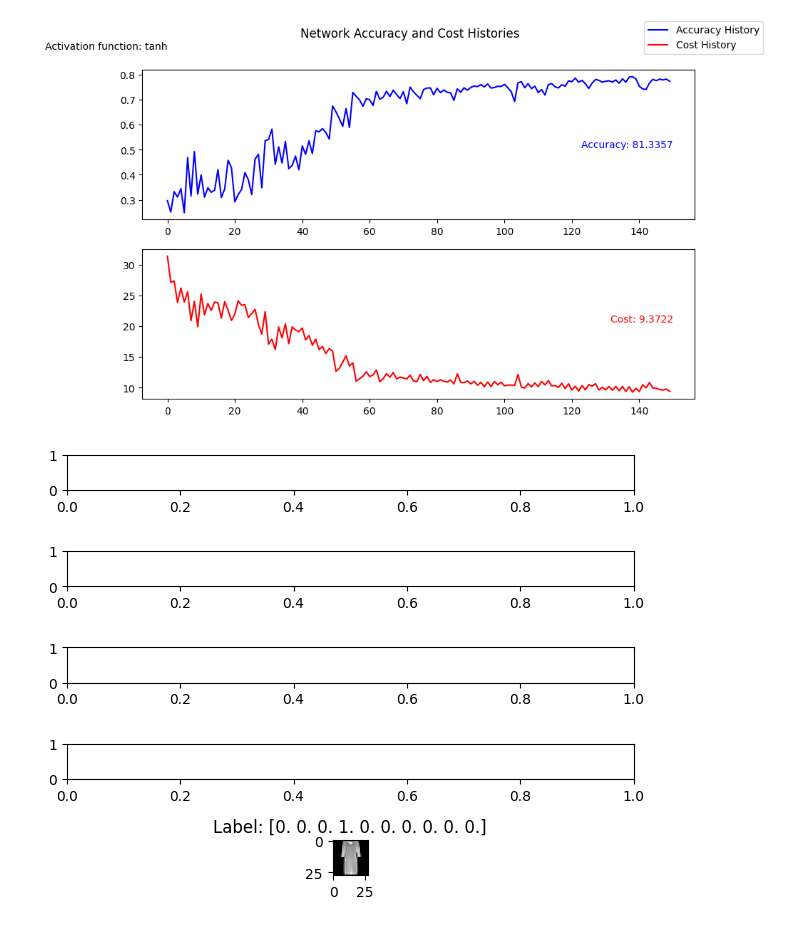
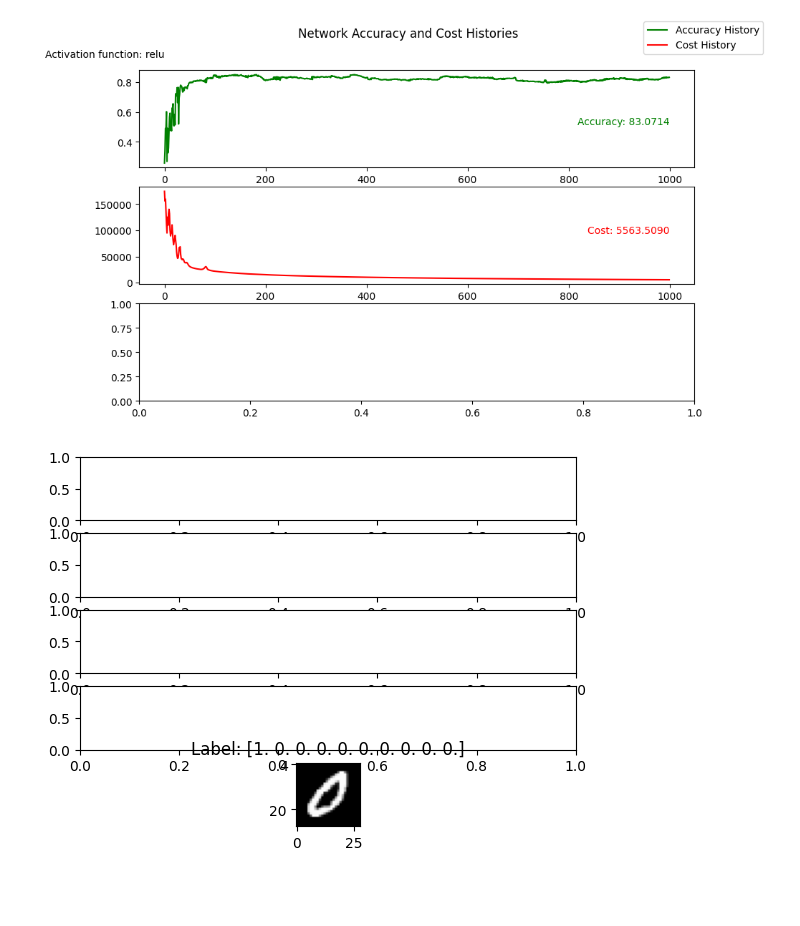
Before and after one commit to 23silicon/cuda-accelerated-custom-NN, a Jupyter notebook: network.ipynb, the cells around one changed output. Drawn from its saved outputs; the diff is of its cells as text; code cells hidden in the pictures; blank space fills up the shorter version.

```diff
--- a/network.ipynb
+++ b/network.ipynb
@@ -5,9 +5,10 @@ from sklearn.datasets import fetch_openml
 from sklearn.preprocessing import OneHotEncoder
 from sklearn.model_selection import train_test_split
 # %%
-#get mnist
-print("Loading Fashion-MNIST dataset...")
-mnist = fetch_openml('Fashion-MNIST', version=1)
+#get data
+print("Loading MNIST dataset...")
+#mnist = fetch_openml('Fashion-MNIST', version=1)
+mnist = fetch_openml('mnist_784', version=1)
 X,y = mnist['data'], mnist['target']
 
 print("Encoding data...")
@@ -311,12 +426,12 @@ class FNN_classifier:
 print("Training neural network...")
 
 network = FNN_classifier()
-network.activation = "tanh" #relu, tanh, sigmoid are available
+network.activation = "relu" #relu, tanh, sigmoid are available
 FNN_classifier.X_TEST = X_test
 FNN_classifier.Y_TEST = y_test
 
-epochs = 150
-learningRate = 0.7
+epochs = 1000
+learningRate = 1.2
 
 params, costHistory = network.train(X_train, y_train, layerDims, epochs, learningRate)
 # %% [output]
@@ -357,16 +473,17 @@ Final Cost: 9.361410464137991
 # %%
 #Make plots to display mnist numbers and plot cost history
 
-fig,axs = plt.subplots(2)
+fig,axs = plt.subplots(3)
 fig.suptitle('Network Accuracy and Cost Histories')
-axs[0].plot(network.accHistory, label = 'Accuracy History', color = 'blue')
+axs[0].plot(network.accHistory, label = 'Accuracy History', color = 'green')
 axs[0].text(epochs, 0.5, f'Accuracy: {accuracy*100:.4f}',
-            verticalalignment='bottom', horizontalalignment='right', fontsize=10, color='blue')
+            verticalalignment='bottom', horizontalalignment='right', fontsize=10, color='green')
 axs[0].text(0, max(network.accHistory) + 0.1, f'Activation function: {network.activation}',
             verticalalignment='bottom', horizontalalignment='right', fontsize=10, color='black')
 axs[1].plot(costHistory, label = 'Cost History', color = 'red')
 axs[1].text(epochs, (max(costHistory)-min(costHistory))/2+min(costHistory), f'Cost: {costHistory[-1]:.4f}',
             verticalalignment='bottom', horizontalalignment='right', fontsize=10, color='red')
+#axs[2].plot(network.lrHist, label = 'LR History', color = 'green')
 fig.legend()
 fig.set_figheight(6)
 fig.set_figwidth(10)
@@ -377,35 +494,34 @@ for i in range(5):
     fig2, axs2 = plt2.subplots(5)
     plt2.imshow(X_test.to_numpy()[i].reshape(28,28), cmap='gray')
     plt2.title(f'Label: {y_test[i]}')
-    plt2.tight_layout()
 plt2.show()
 plt.show()
 
 
 #plot activation function
 x = np.linspace(-10,10,400)
 sig = network.sigmoid(x)[0]
 tanh = np.tanh(x)
 relu = np.maximum(0,x)
 
 #plot
 import matplotlib.pyplot as plt3
 plt3.figure(figsize=(8, 5))
 if network.activation == "sigmoid":
     plt3.plot(x, sig, label = 'Sigmoid', color = 'blue')
 if network.activation == "tanh":
     plt3.plot(x, tanh, label = 'Tanh', color = 'red')
 if network.activation == "relu":
     plt3.plot(x, relu, label="ReLU", color = 'green')
 plt3.title("Activation Function: " + network.activation)
 plt3.xlabel("Input")
 plt3.ylabel("Output")
 plt3.grid(True)
 plt3.ylim(-1.5,1.5)
 plt3.axhline(0, color='black', linewidth=1)
 plt3.axvline(0, color='black', linewidth=1)
 plt3.legend()
 plt3.show()
 # %% [output]
-[figure, old version]
+[figure, new version]
-[figure, old version]
+[figure, new version]
```
Also changed, not shown: parts of 5 cells of this notebook.
